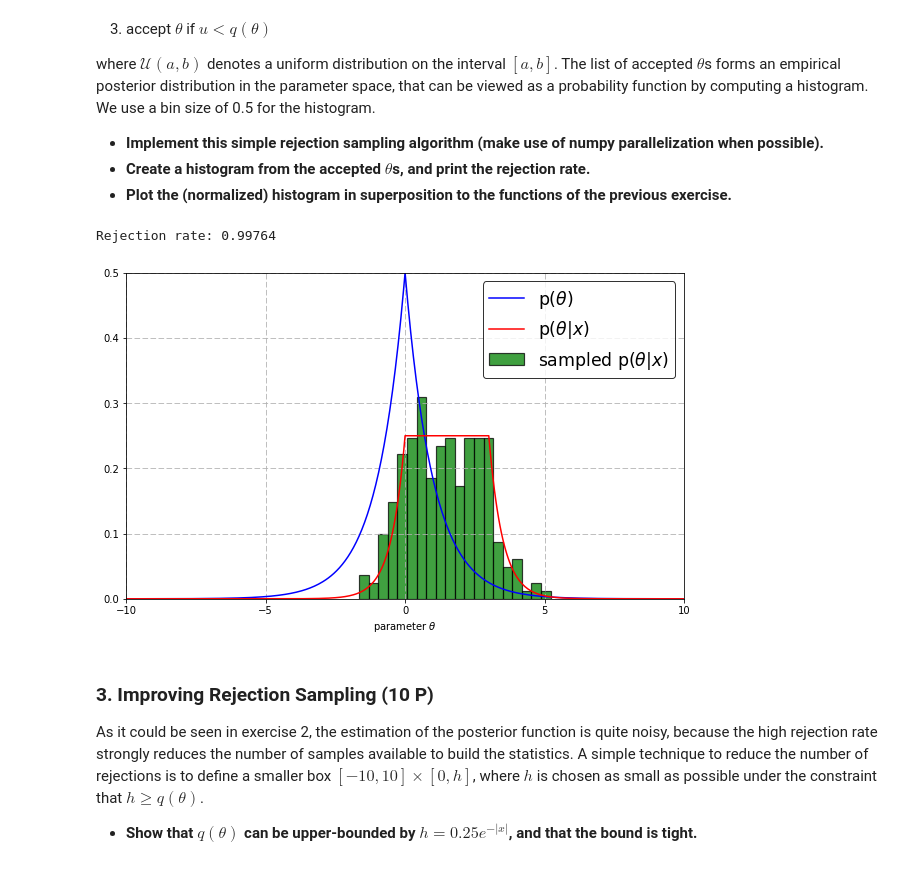
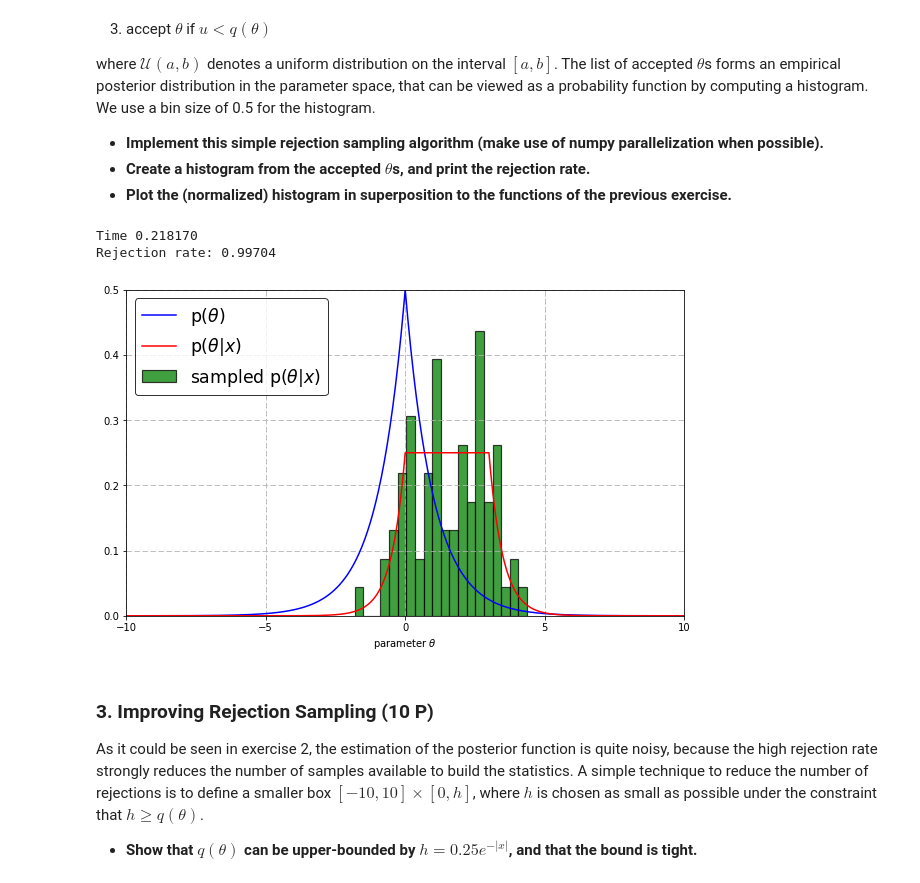
Before and after one commit to tbuz/MachineLearning-TUB, a Jupyter notebook: Week_3/Programming/sheet03.ipynb, the cells around one changed output. Cells and saved outputs as stored; diff of their text form; code cells hidden in the pictures.

```diff
--- a/Week_3/Programming/sheet03.ipynb
+++ b/Week_3/Programming/sheet03.ipynb
@@ -78,41 +78,49 @@ where $\mathcal{U}(a,b)$ denotes a uniform distribution on the interval $[a,b]$.
 * **Plot the (normalized) histogram in superposition to the functions of the previous exercise.**
 # %%
 %matplotlib inline
+
+import time
+from multiprocessing import Pool
+from operator import is_not
+from functools import partial
+
+def iteration(max_u):
+    T_c = np.random.uniform(-10,10)
+    u = np.random.uniform(0,max_u)
+    q_Theta = 0.5 * np.exp(-np.absolute(T_c)) *0.5*np.exp(-np.absolute(x - T_c))
+    if u < q_Theta:
+        return T_c
+
 def rejectionSampler(max_u):
-    T_sampled=[]
-    r_rate = 0
     runs = 100000
-    for i in range(runs):
-        T_c = np.random.uniform(-10,10)
-        u = np.random.uniform(0,max_u)
-        q_Theta = 0.5 * np.exp(-np.absolute(T_c)) *0.5*np.exp(-np.absolute(x - T_c))
-        if u < q_Theta:
-            T_sampled.append(T_c)
-        else:
-            r_rate += 1
-
-    print "Rejection rate: " + str(r_rate/float(runs))
+    pool = Pool()
+    start = time.time()
+    T_sampled = filter(partial(is_not, None), pool.map( iteration, [max_u] * runs ))
+    end = time.time()
+    print 'Time %f' % (end - start)
+    print "Rejection rate: " + str(1 - len(T_sampled)/float(runs))
     x_ticks = [-10,-5,0,5,10]
     y_ticks = [0.0,0.1,0.2,0.3,0.4,0.5,0.6]
     fig = plt.figure(figsize=(10,6))
     plt.legend
     ax = plt.axes()
     ax.set_xlabel("parameter "+r"$\theta$")
     ax.set_xticks(x_ticks)
     ax.set_yticks(y_ticks)
     ax.grid(linestyle='--')
     ax.set_xmargin(0)
     ax.set_ymargin(0)
     ax.plot(T,P_Theta,c='b',label="p(" + r"$\theta$" + ")")
     ax.plot(T,P_Theta_x,c='r',label="p(" + r"$\theta|x$" + ")")
     ax.hist(T_sampled,20,normed=1,facecolor='g', alpha=0.75,edgecolor='black',
             linewidth=1.2, label="sampled p(" + r"$\theta|x$" + ")")
     ax.legend(edgecolor="k",fontsize="xx-large")
 
 rejectionSampler(1)
 # %% [output]
-Rejection rate: 0.99764
+Time 0.218170
+Rejection rate: 0.99704
-[figure, old version]
+[figure, new version]
 # %% [markdown]
 ### 3. Improving Rejection Sampling (10 P)
 
```
Also changed, not shown: parts of 2 cells of this notebook.
